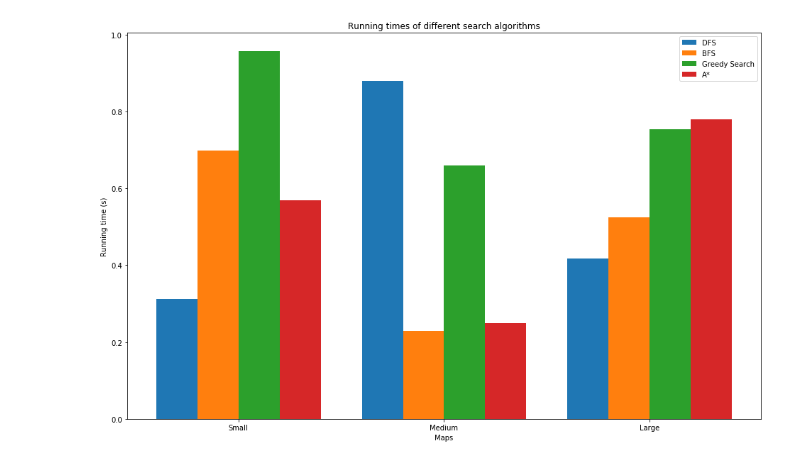
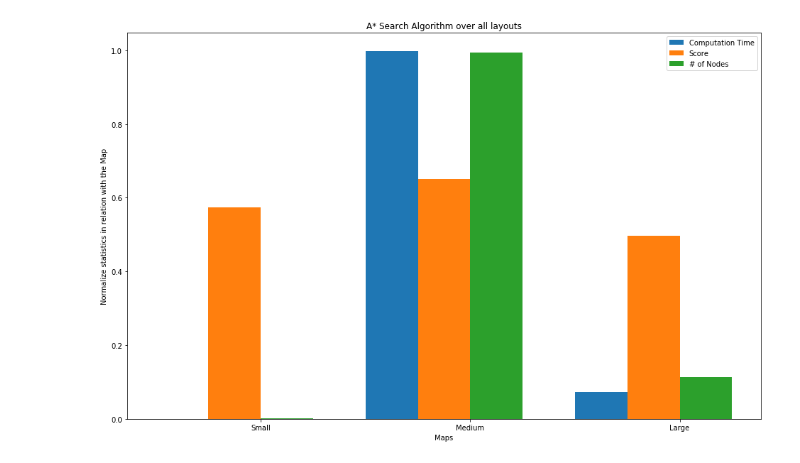
Before and after one commit to Bortrex/introAI_part1, a Jupyter notebook: barPlots.ipynb, the cells around one changed output. Cells and saved outputs as stored; diff of their text form; code cells hidden in the pictures.

```diff
--- a/barPlots.ipynb
+++ b/barPlots.ipynb
@@ -15,0 +46,15 @@ array([[0.3127417 , 0.69850325, 0.95709446, 0.56945976],
+# %%
+plt.figure(figsize=(16, 10))
+plt.title("Breadth-First Search Algorithm over all layouts")
+plt.xlabel("Maps")
+plt.ylabel("Normalize statistics in relation with the Map")
+
+bar_width = .5
+bar_positions = np.arange(nb_maps)*bar_width*(nb_toPlot+1)
+
+for i in range(nb_toPlot):
+    plt.bar(bar_positions+bar_width*i, bfs[:, i], width=bar_width)
+
+plt.xticks(bar_positions+(nb_algo-1)/2*bar_width, ["%s" % i for i in (maps)])
+plt.legend(["%s" % i for i in (toPlot)])
+plt.savefig("bfsBarPlots.png")
@@ -15,0 +63,15 @@ array([[0.3127417 , 0.69850325, 0.95709446, 0.56945976],
+# %%
+plt.figure(figsize=(16, 10))
+plt.title("Uniform Cost Search Algorithm over all layouts")
+plt.xlabel("Maps")
+plt.ylabel("Normalize statistics in relation with the Map")
+
+bar_width = .5
+bar_positions = np.arange(nb_maps)*bar_width*(nb_toPlot+1)
+
+for i in range(nb_toPlot):
+    plt.bar(bar_positions+bar_width*i, ucs[:, i], width=bar_width)
+
+plt.xticks(bar_positions+(nb_algo-1)/2*bar_width, ["%s" % i for i in (maps)])
+plt.legend(["%s" % i for i in (toPlot)])
+plt.savefig("ucsBarPlots.png")
@@ -16,17 +80,17 @@ array([[0.3127417 , 0.69850325, 0.95709446, 0.56945976],
 # %%
 plt.figure(figsize=(16, 10))
-plt.title("Running times of different search algorithms")
+plt.title("A* Search Algorithm over all layouts")
 plt.xlabel("Maps")
-plt.ylabel("Running time (s)")
+plt.ylabel("Normalize statistics in relation with the Map")
 
 bar_width = .5
-bar_positions = np.arange(nb_maps)*bar_width*(nb_algo+1)
+bar_positions = np.arange(nb_maps)*bar_width*(nb_toPlot+1)
 
-for i in range(nb_algo):
-    plt.bar(bar_positions+bar_width*i, run_times[:, i], width=bar_width)
+for i in range(nb_toPlot):
+    plt.bar(bar_positions+bar_width*i, astar[:, i], width=bar_width)
 
 plt.xticks(bar_positions+(nb_algo-1)/2*bar_width, ["%s" % i for i in (maps)])
-plt.legend(["%s" % i for i in (algo)])
-plt.savefig("barplots.png")
+plt.legend(["%s" % i for i in (toPlot)])
+plt.savefig("astarBarPlots.png")
 # %% [output]
-[figure, old version]
+[figure, new version]
```
Also changed, not shown: parts of 6 cells of this notebook, 9 other files.
